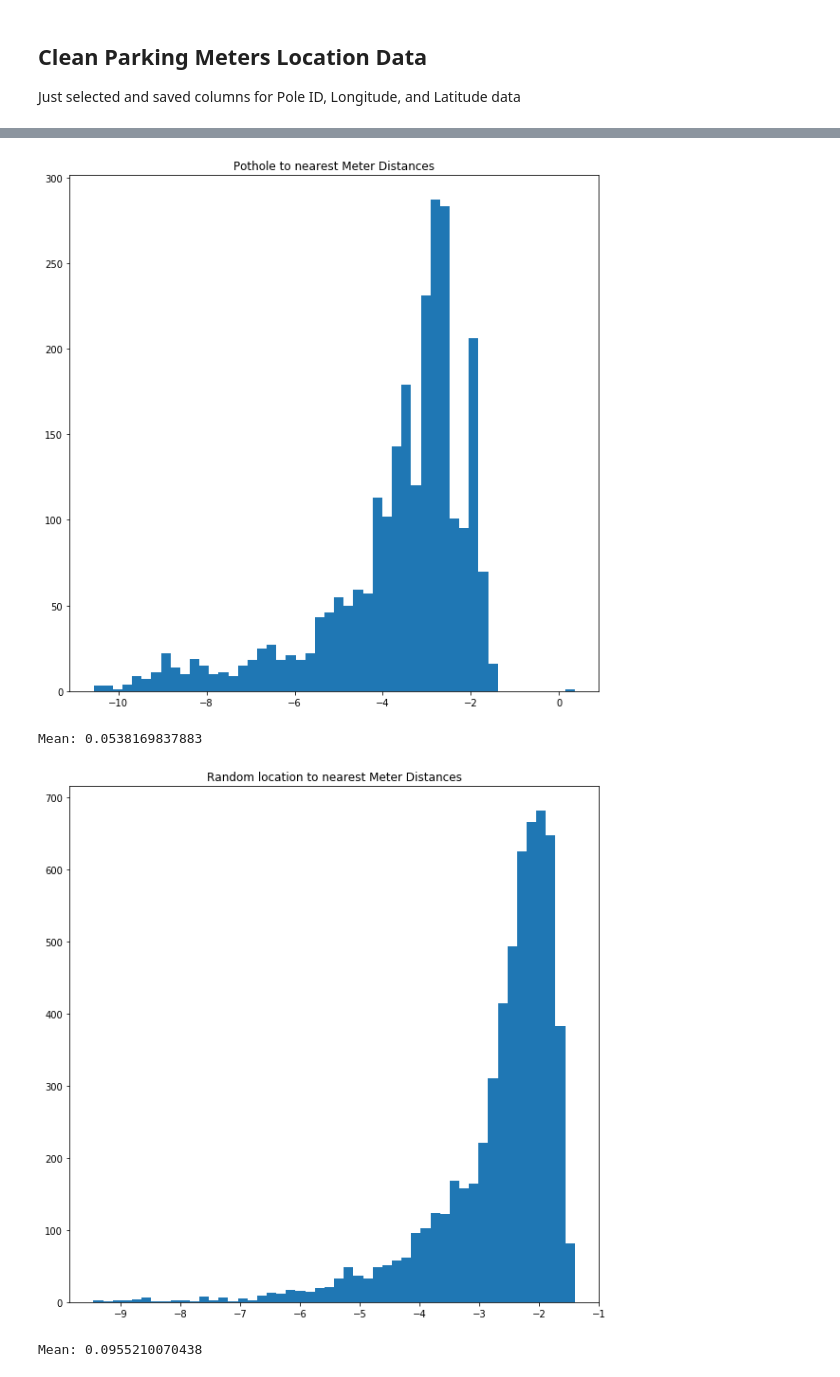
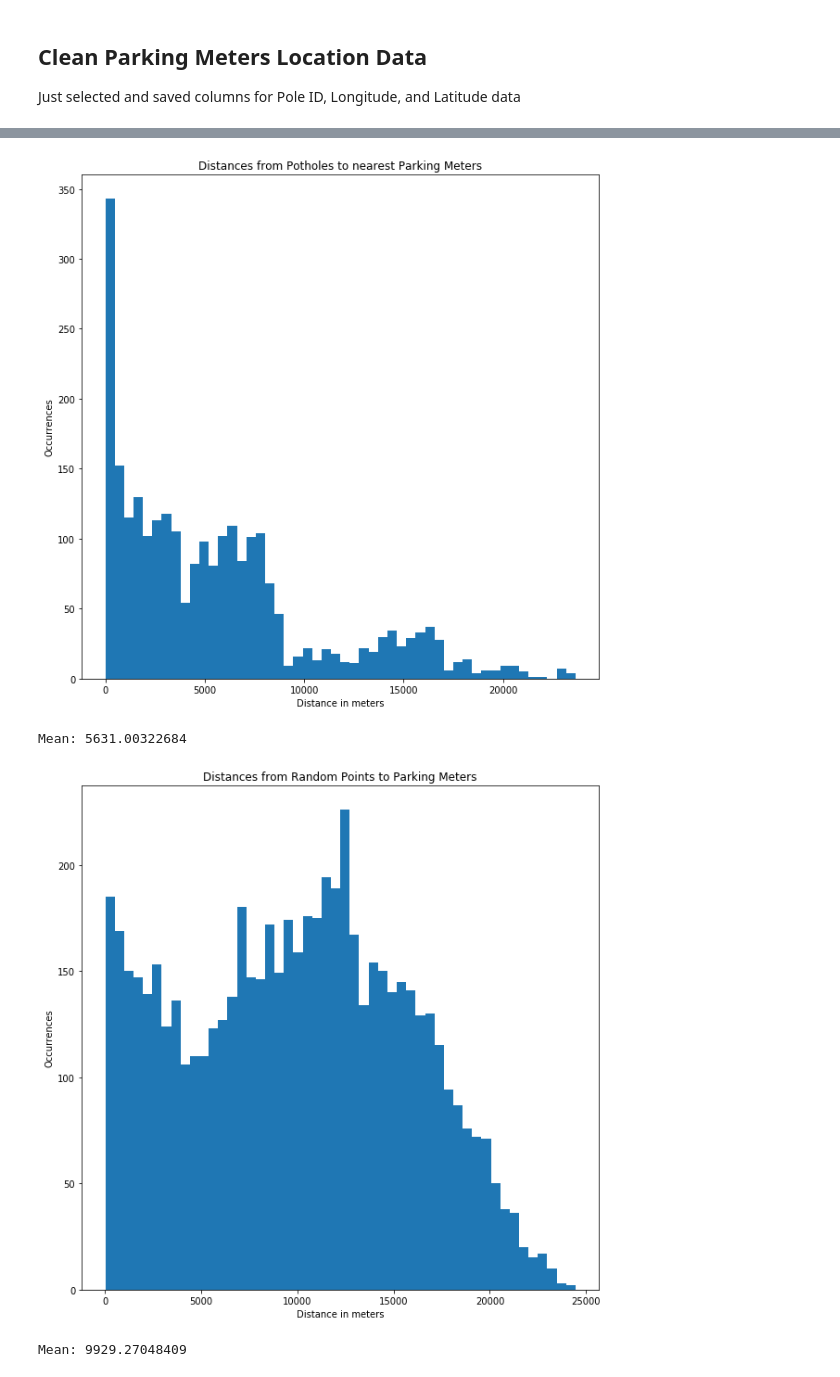
Before and after one commit to mac011/Pr_087, a Jupyter notebook: python_notebooks/yyun_COGS108.ipynb, the cells around one changed output, grey strips where cells are left out. Drawn from its saved outputs; the diff is of its cells as text; code cells hidden in the pictures.

```diff
--- a/python_notebooks/yyun_COGS108.ipynb
+++ b/python_notebooks/yyun_COGS108.ipynb
@@ -3,6 +3,9 @@ import pandas as pd
 import numpy as np
 import matplotlib.pyplot as plt
 import scipy.spatial
+import utm #pip install utm
+from pylab import rcParams
+rcParams['figure.figsize'] = 10,10
 # %% [markdown]
 <h2>Clean Parking Meters Location Data</h2>
 <p>Just selected and saved columns for Pole ID, Longitude, and Latitude data</p>
@@ -100,11 +128,20 @@ Mean: 0.0112816953121
 open_pot = pd.read_csv('Pr_087/clean_data/cleaned_get_it_done_open_potholes.csv')
 open_pot = open_pot[~np.isnan(open_pot['long'])]
 open_pot = open_pot[open_pot['long'] != 0]
+
 meter_data = pd.read_csv('Pr_087/raw_data/raw_parking_meter_location.csv')
 meter_data = meter_data[~np.isnan(meter_data['longitude'])]
 meter_data = meter_data[meter_data['longitude'] != 0]
+
 open_pot_coordinates = np.asarray(open_pot[['lat','long']])
 meter_data_coordinates = np.asarray(meter_data[['latitude','longitude']])
+
+#remove outlier
+open_pot_coordinates = np.delete(open_pot_coordinates, 2293 ,axis=0)
+
+#Convert to utm
+open_pot_coordinates = latlon_to_utm(open_pot_coordinates)
+meter_data_coordinates = latlon_to_utm(meter_data_coordinates)
 
 dist_meter_data = scipy.spatial.distance.cdist(open_pot_coordinates,meter_data_coordinates)
 min_dist_indices = np.zeros(dist_meter_data.shape[0])
@@ -113,39 +150,56 @@ for i in range(0,dist_meter_data.shape[0]):
     _ = np.argmin(dist_meter_data[i])
     min_dists[i] = dist_meter_data[i][_]
     min_dist_indices[i] = _
-    if dist_meter_data[i][_] > 20:
-        print('WTF',i,':',dist_meter_data[i][_])
+
+min_dists2 = np.zeros(dist_meter_data.shape[1])
+for j in range(0,dist_meter_data.shape[1]):
+    _ = np.argmin(dist_meter_data.T[j])
+    min_dists2[j] = dist_meter_data[_][j]
+#merge meters with min dist to pothole
+meter_data['nearest_pothole_dist'] = min_dists2
+meter_data.to_csv('TimLeeBro.csv')
+
 plt.close()
 plt.figure(figsize=(10,10))
-plt.hist(np.log(min_dists), 50)
-plt.title('Pothole to nearest Meter Distances')
+# plt.hist(np.log(min_dists), 50)
+plt.hist(min_dists, 50)
+plt.title('Distances from Potholes to nearest Parking Meters')
+# plt.xlabel('Distance in meters (logged)')
+plt.xlabel('Distance in meters')
+plt.ylabel('Occurrences')
 plt.show()
 plt.close()
 print('Mean:',np.mean(min_dists))
 # %% [output]
-[figure, old version]
+[figure, new version]
-Mean: 0.0538169837883
+Mean: 5631.00322684
 # %%
 #Recalculate Random meter distances
 random_points = pd.read_csv('Pr_087/clean_data/randPoints6000.csv')
 random_points_coordinates = np.asarray(random_points[['Y','X']])
+
+#convert to utm
+random_points_coordinates = latlon_to_utm(random_points_coordinates)
 
 dist_meter_data = scipy.spatial.distance.cdist(random_points_coordinates,meter_data_coordinates)
 min_dist_indices = np.zeros(dist_meter_data.shape[0])
 min_dists = np.zeros(dist_meter_data.shape[0])
 for i in range(0,dist_meter_data.shape[0]):
     _ = np.argmin(dist_meter_data[i])
     min_dists[i] = dist_meter_data[i][_]
     min_dist_indices[i] = _
-    if dist_meter_data[i][_] > 20:
-        print('WTF',i,':',dist_meter_data[i][_])
+
 plt.close()
 plt.figure(figsize=(10,10))
-plt.hist(np.log(min_dists), 50)
-plt.title('Random location to nearest Meter Distances')
+# plt.hist(np.log(min_dists), 50)
+plt.hist(min_dists, 50)
+plt.title('Distances from Random Points to Parking Meters')
+# plt.xlabel('Distance in meters (Logged)')
+plt.xlabel('Distance in meters')
+plt.ylabel('Occurrences')
 plt.show()
 plt.close()
 print('Mean:',np.mean(min_dists))
 # %% [output]
-[figure, old version]
+[figure, new version]
-Mean: 0.0955210070438
+Mean: 9929.27048409
```
Also changed, not shown: parts of 9 cells of this notebook.
